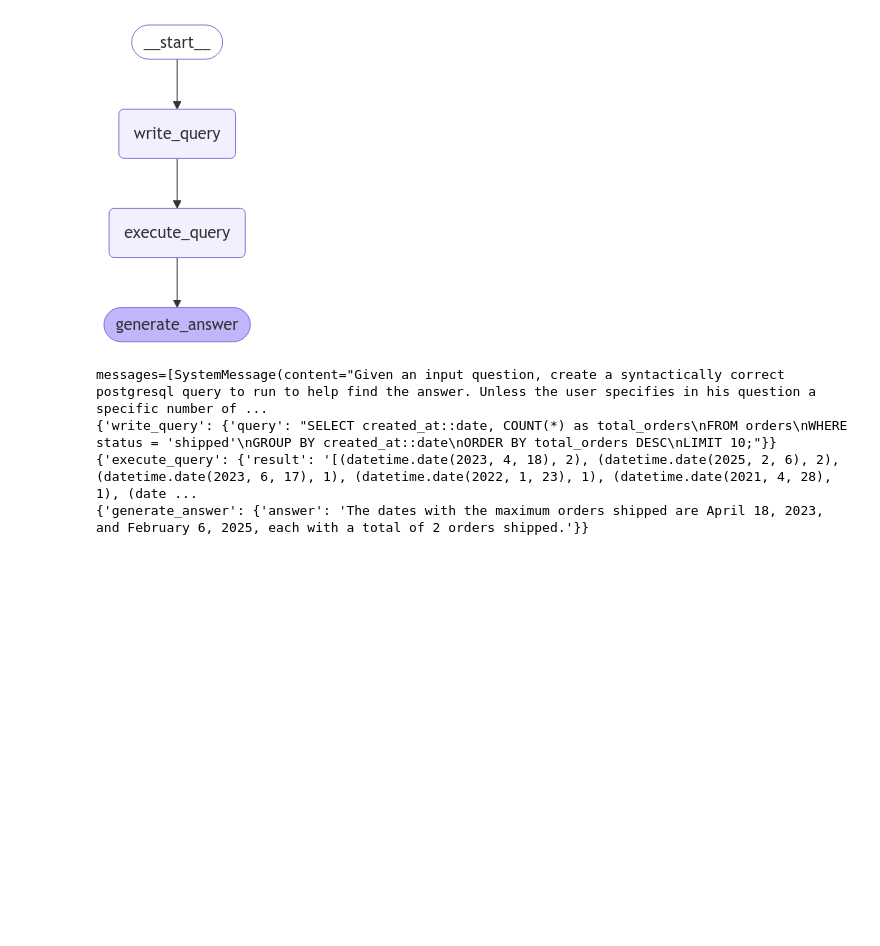
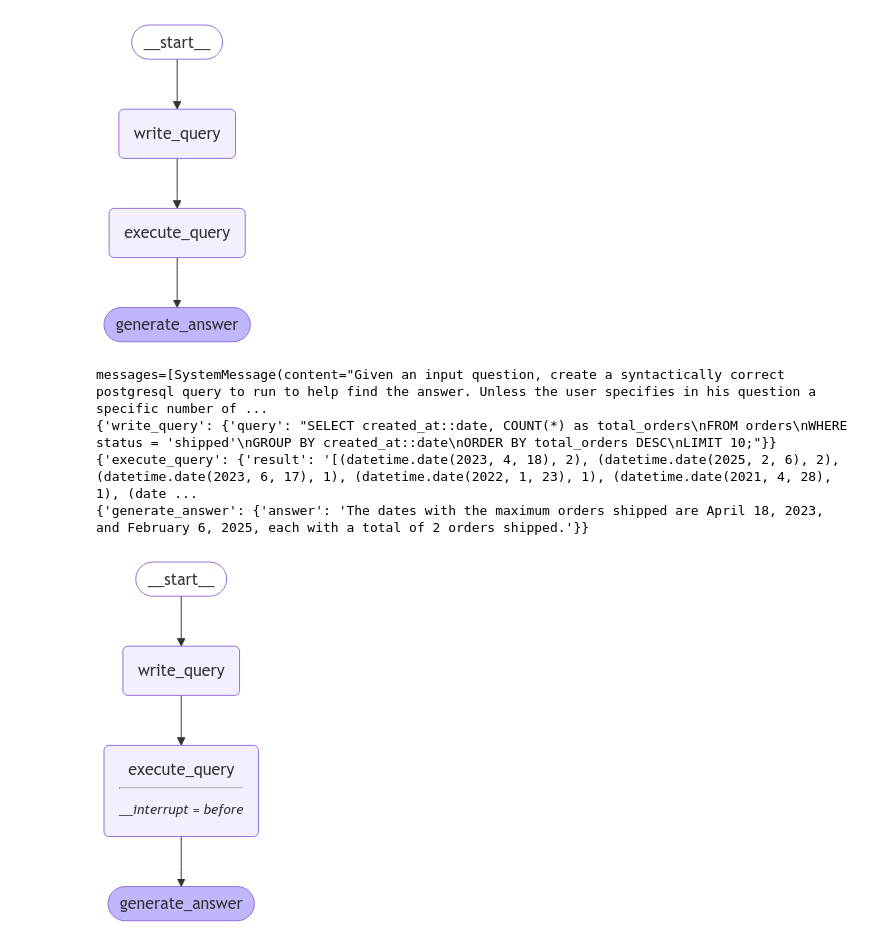
Before and after one commit to CalvHobbes/ecomm_ai, a Jupyter notebook: ecomm_langchain_graph.ipynb, the cells around one changed output. Drawn from its saved outputs; the diff is of its cells as text; code cells hidden in the pictures; blank space fills up the shorter version.

```diff
--- a/ecomm_langchain_graph.ipynb
+++ b/ecomm_langchain_graph.ipynb
@@ -237,7 +237,10 @@ graph = graph_builder.compile()
 # %%
 from IPython.display import Image, display
 
-display(Image(graph.get_graph().draw_mermaid_png()))
+def show_graph(graph):
+    display(Image(graph.get_graph().draw_mermaid_png()))
+
+show_graph(graph)
 # %% [output]
 [figure]
 # %%
@@ -250,3 +253,17 @@ messages=[SystemMessage(content="Given an input question, create a syntactically
 {'write_query': {'query': "SELECT created_at::date, COUNT(*) as total_orders\nFROM orders\nWHERE status = 'shipped'\nGROUP BY created_at::date\nORDER BY total_orders DESC\nLIMIT 10;"}}
 {'execute_query': {'result': '[(datetime.date(2023, 4, 18), 2), (datetime.date(2025, 2, 6), 2), (datetime.date(2023, 6, 17), 1), (datetime.date(2022, 1, 23), 1), (datetime.date(2021, 4, 28), 1), (date ...
 {'generate_answer': {'answer': 'The dates with the maximum orders shipped are April 18, 2023, and February 6, 2025, each with a total of 2 orders shipped.'}}
+# %%
+# Human in the loop
+from langgraph.checkpoint.memory import MemorySaver
+
+memory = MemorySaver()
+graph = graph_builder.compile(checkpointer=memory, interrupt_before=["execute_query"])
+
+# Now that we're using persistence, we need to specify a thread ID
+# so that we can continue the run after review.
+config = {"configurable": {"thread_id": "1"}}
+
+show_graph(graph)
+# %% [output]
+[figure, added]
```
Also changed, not shown: parts of 1 cell of this notebook.
